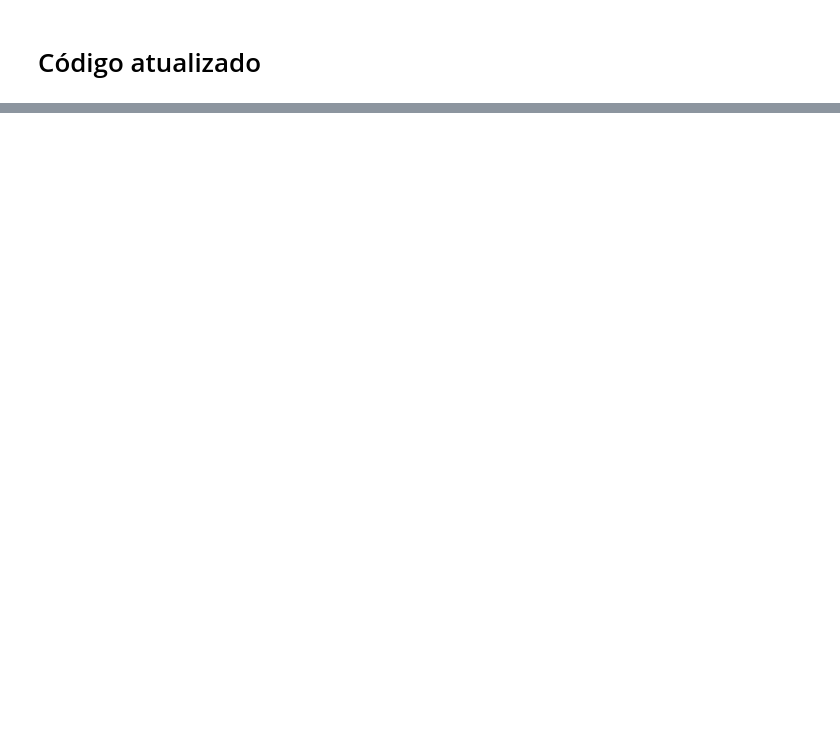
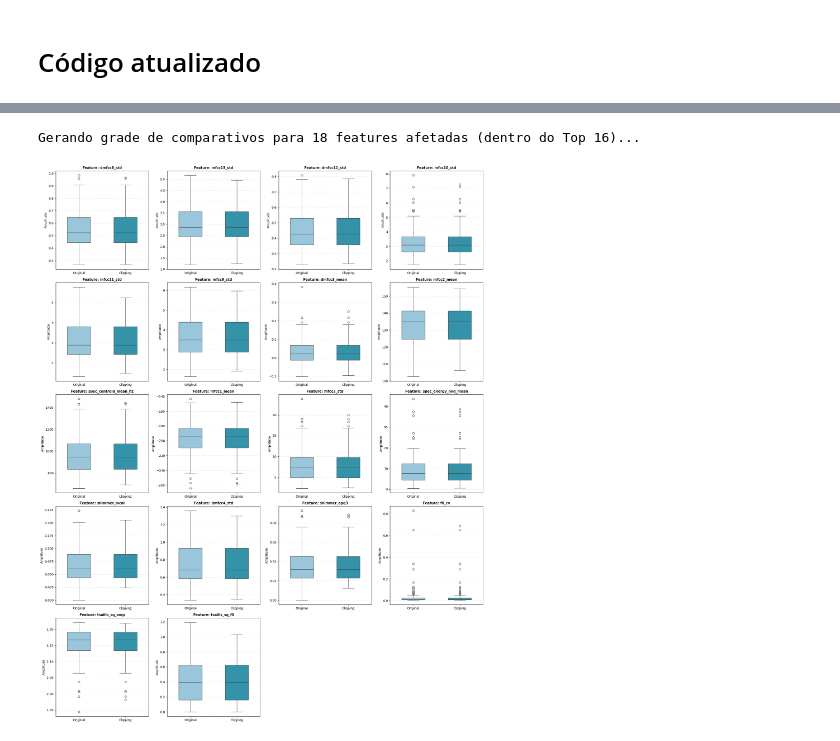
Before and after one commit to andviana/resumo_conferencia, a Jupyter notebook: 1-clean_preprocess_dataset.ipynb, the cells around one changed output, grey strips where cells are left out. Cells and saved outputs as stored; diff of their text form; code cells hidden in the pictures; blank space fills up the shorter version.

```diff
--- a/1-clean_preprocess_dataset.ipynb
+++ b/1-clean_preprocess_dataset.ipynb
@@ -133,13 +139,12 @@ df_imputed.to_csv(DATASET_IMPUTED, index=False)
 # %%
 # ============================================
-# 3) Extração do subject_id
-# Padrão: AH_064F_UUID.wav -> Extrai '064F'
+# 6) Bloco: Extração do subject_id
 # ============================================
 def extract_subject_id(name):
     parts = str(name).split('_')
     return parts[1] if len(parts) >= 2 else None
 
-df = pd.read_csv(DATASET_IMPUTED)
+df = df_imputed.copy()  # Usamos o dataframe com valores imputados para a extração do subject_id
 df["subject_id"] = df["file_name"].apply(extract_subject_id)
 
 # checagem rápida
@@ -147,3 +152,7 @@ if df["subject_id"].isna().any():
     raise ValueError("Falha ao extrair subject_id de algumas linhas. Verifique o padrão da coluna 'name'.")
 
 print("Nº de sujeitos:", df["subject_id"].nunique())
+
+
+# -------- SALVANDO O DATASET IMPUTADO :: SUBJECT_ID --------
+df.to_csv(DATASET_IMPUTED, index=False)
@@ -389,9 +492,13 @@ for path, dataframe in datasets_to_save.items():
 # %%
+# ============================================
+# 18) Bloco: Comparativo de Dados após Quantile Clipping
+# ============================================
+
 # Gerar o comparativo entre os dados originais e os dados após o Quantile Clipping
 # para uma análise visual rápida de como o clipping afeta a distribuição dos dados.
 
 # 1. Preparar os dados apenas para as Top 16
-cols_to_compare = top_features_list_16
+cols_to_compare = top_features_list_16 + tsallis_cols
 
 # Instanciar e aplicar o clipper apenas nessas colunas para o plot
 clipper_viz = QuantileClipper(low=0.01, high=0.99)
@@ -422,32 +529,35 @@ else:
     fig, axes = plt.subplots(num_rows, cols_per_row, figsize=(20, 5 * num_rows))
     axes = axes.flatten()
 
     for i, col in enumerate(affected_features):
         # Preparar dados para o Seaborn (Long Format)
         df_plot = pd.DataFrame({
             'Valor': pd.concat([df_imputed[col], df_clipped_viz[col]]),
             'Tipo': ['Original'] * len(df_imputed) + ['Clipping'] * len(df_clipped_viz)
         })
 
         sns.boxplot(
             data=df_plot,
             x='Tipo',
             y='Valor',
             ax=axes[i],
             palette={'Original': '#8ecae6', 'Clipping': '#219ebc'},
             width=0.5
         )
 
         axes[i].set_title(f"Feature: {col}", fontsize=11, fontweight='bold')
         axes[i].set_ylabel("Amplitude")
         axes[i].set_xlabel("")
         axes[i].grid(axis='y', linestyle='--', alpha=0.3)
 
     # Remover eixos excedentes
     for j in range(i + 1, len(axes)):
         fig.delaxes(axes[j])
 
     plt.tight_layout()
     plt.show()
+# %% [output]
+Gerando grade de comparativos para 18 features afetadas (dentro do Top 16)...
+[figure, added]
 # %%
 # ============================================
```
Also changed, not shown: parts of 21 cells of this notebook, 10 other files.
